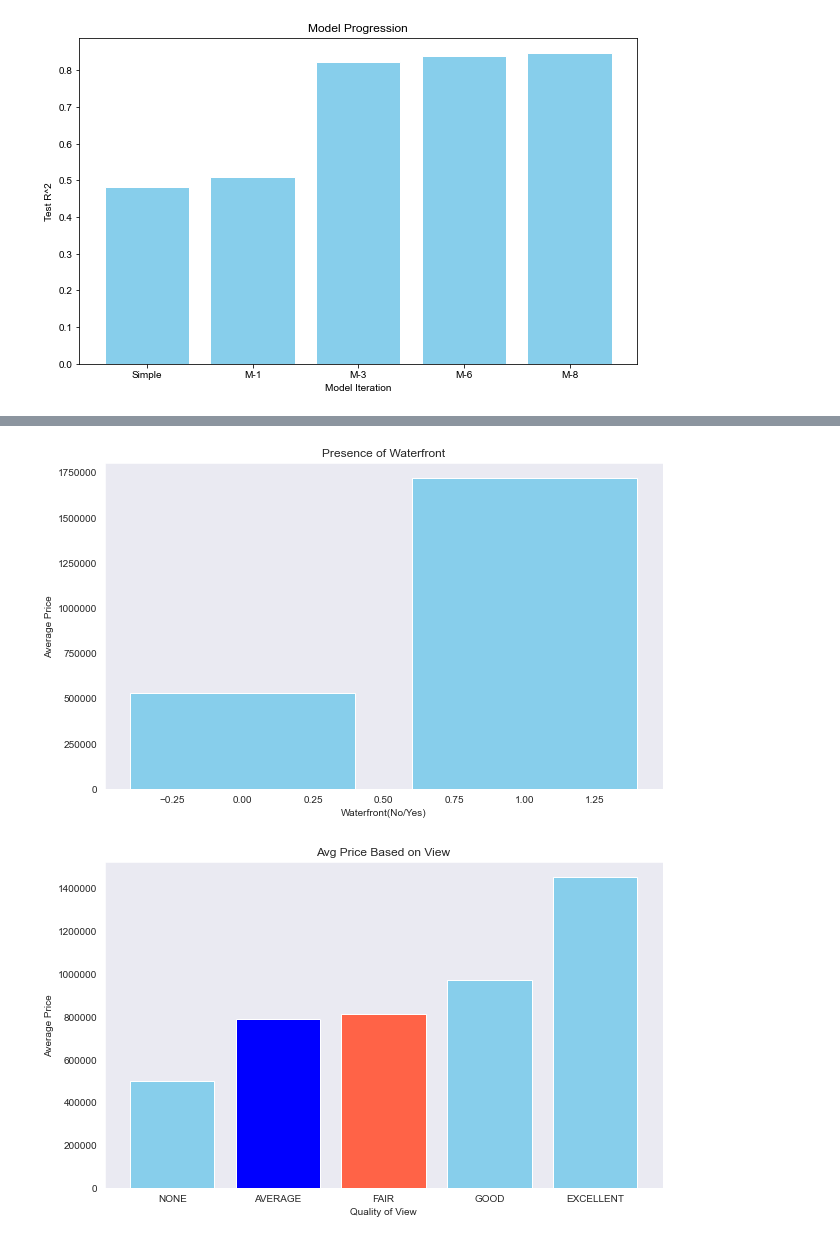
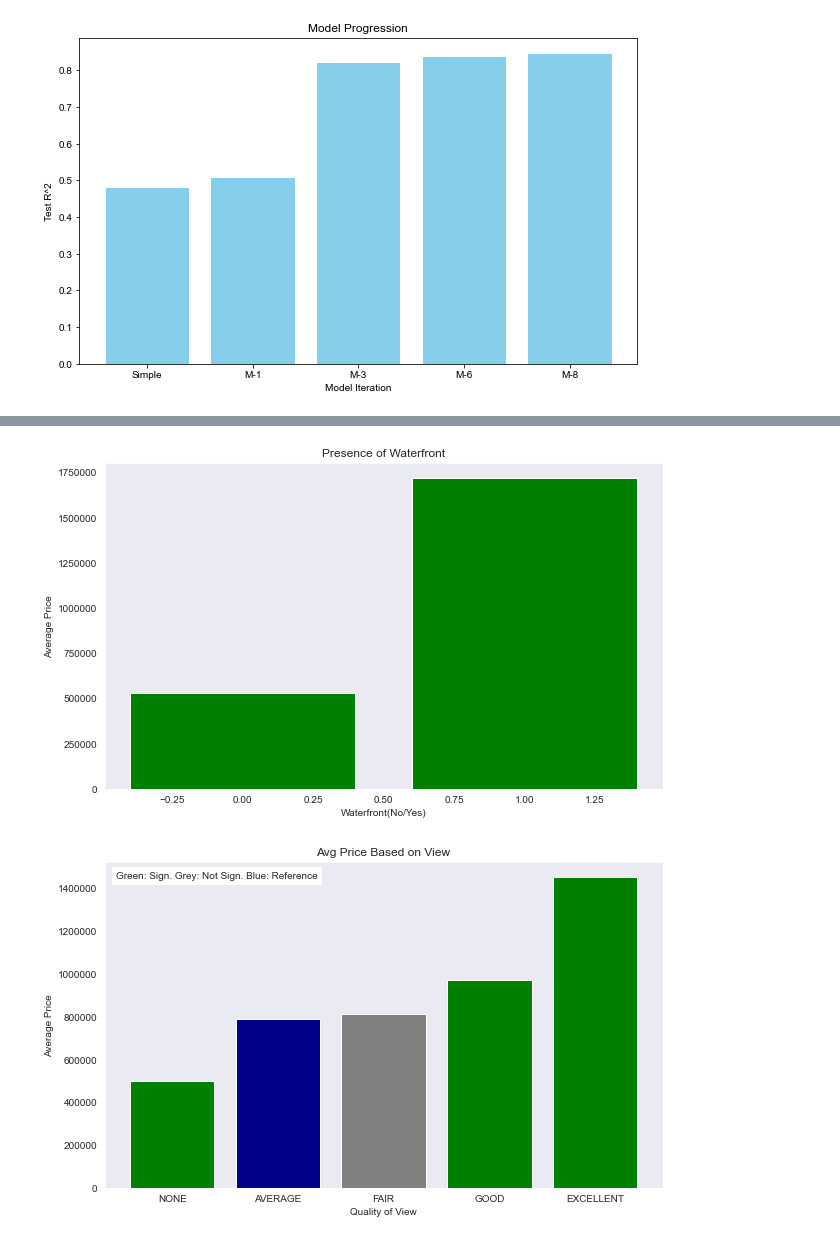
Before and after one commit to kangjw1208/King-Country-Real-Estate, a Jupyter notebook: Final.ipynb, the cells around one changed output, grey strips where cells are left out. Drawn from its saved outputs; the diff is of its cells as text; code cells hidden in the pictures.

```diff
--- a/Final.ipynb
+++ b/Final.ipynb
@@ -854,11 +831 @@ housing_pred_final_no_corr.drop(['condition_4', 'condition_3','floors_1.0', 'flo
-# %%
-housing_ols['log_price'] = np.log(housing_ols['price'])
-# %%
-columns_to_scale  = ['sqft_living']
-scaler = StandardScaler()
-scaled_fit = scaler.fit(housing_ols[columns_to_scale])
-scaled_columns = scaled_fit.transform(housing_ols[columns_to_scale])
-scaled_columns = pd.DataFrame(scaled_columns)
-scaled_columns.columns = columns_to_scale
-housing_ols['scaled_sqft'] = scaled_columns['sqft_living']
 # %%
@@ -906,28 +875,29 @@ wtr_df = housing_ols.groupby(by = 'waterfront').mean().reset_index()
 # %%
 wtr_fig, ax = plt.subplots(figsize=(10,6))
 sns.set_style("dark")
 
-plt.bar(wtr_df['waterfront'], wtr_df['price'], color = 'skyblue')
+plt.bar(wtr_df['waterfront'], wtr_df['price'], color = 'green')
 plt.xlabel('Waterfront(No/Yes)')
 plt.ylabel('Average Price')
 plt.title('Presence of Waterfront')
 ax.ticklabel_format(style='plain', axis = 'y');
 # %% [output]
-[figure, old version]
+[figure, new version]
 # %%
 view_df = housing_ols.groupby(by = 'view').mean().reset_index()
 view_df.sort_values(by = 'price', ascending = True, inplace = True)
 # %%
 view_fig, ax = plt.subplots(figsize=(10,6))
 sns.set_style("dark")
-color = ['SkyBlue', 'blue', 'tomato', 'SkyBlue', 'SkyBlue']
+color = ['green', 'darkblue', 'grey', 'green', 'green']
 plt.bar(view_df['view'], view_df['price'], color = color)
 plt.ylabel('Average Price')
 plt.xlabel('Quality of View')
 plt.title('Avg Price Based on View')
-ax.ticklabel_format(style='plain', axis = 'y');
+ax.ticklabel_format(style='plain', axis = 'y')
+plt.annotate('Green: Sign. Grey: Not Sign. Blue: Reference', (0.02, .95), backgroundcolor='w', xycoords='axes fraction');
 # %% [output]
-[figure, old version]
+[figure, new version]
 # %%
 heat_map_price = heat_map_price.reset_index().sort_values(by='price', ascending=True)
 heat_map_price = heat_map_price[(heat_map_price['index']=='sqft_living')|
```
Also changed, not shown: parts of 9 cells of this notebook.
